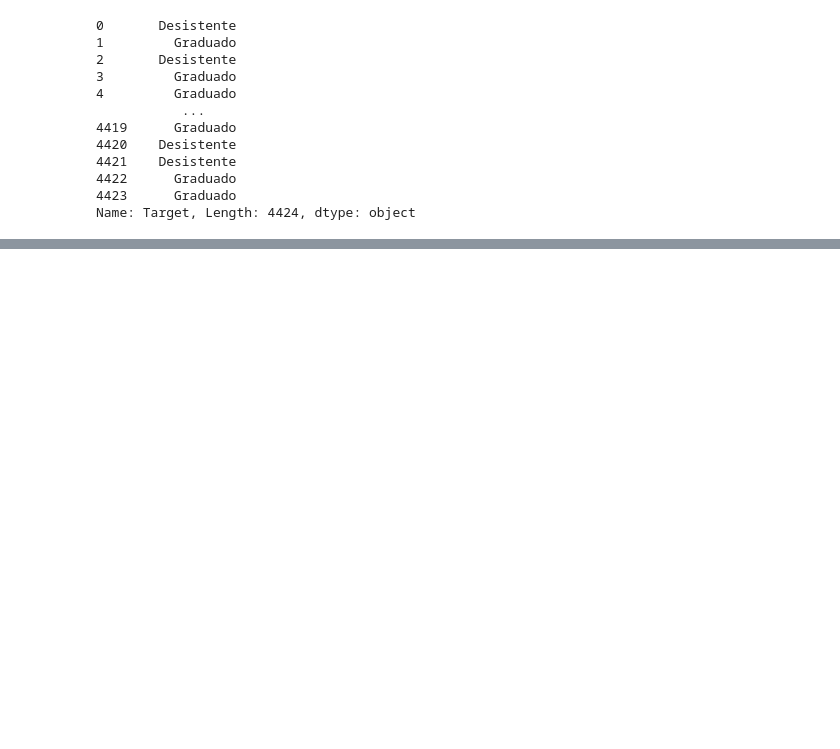
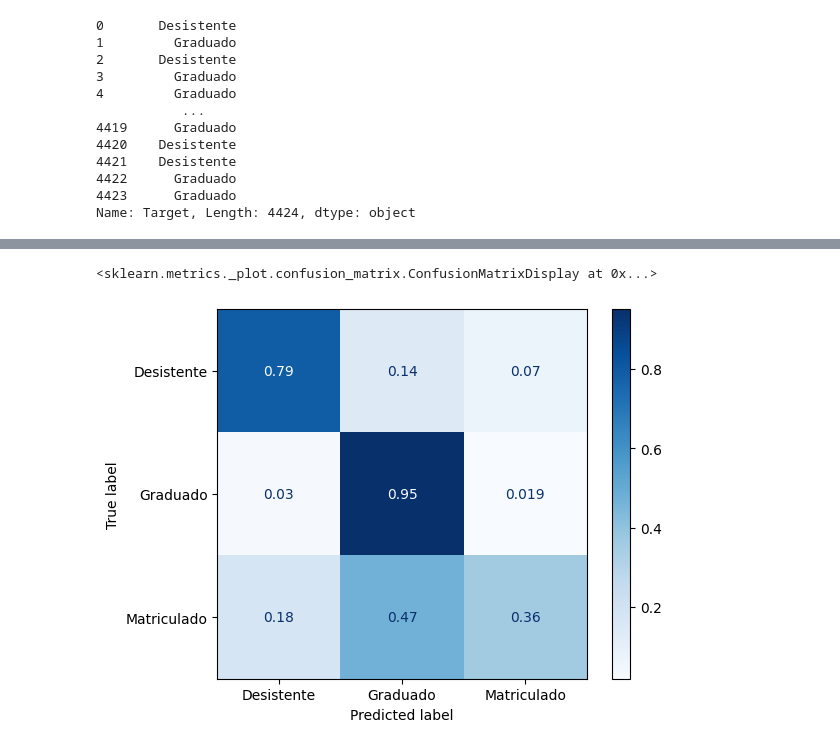
Before and after one commit to mhenriqueof/learn, a Jupyter notebook: alura/data_science/2-machine_learning-classification/3-multiclasse/2_evasao_estudantes.ipynb, the cells around one changed output, grey strips where cells are left out. Cells and saved outputs as stored; diff of their text form; code cells hidden in the pictures; blank space fills up the shorter version.

```diff
--- a/alura/data_science/2-machine_learning-classification/3-multiclasse/2_evasao_estudantes.ipynb
+++ b/alura/data_science/2-machine_learning-classification/3-multiclasse/2_evasao_estudantes.ipynb
@@ -39,0 +90,5 @@ Name: Target, Length: 4424, dtype: object
+# %%
+ConfusionMatrixDisplay.from_predictions(y_valid, y_predict, normalize='true', cmap='Blues')
+# %% [output]
+<sklearn.metrics._plot.confusion_matrix.ConfusionMatrixDisplay at 0x...>
+[figure, added]
```
Also changed, not shown: parts of 15 cells of this notebook.
